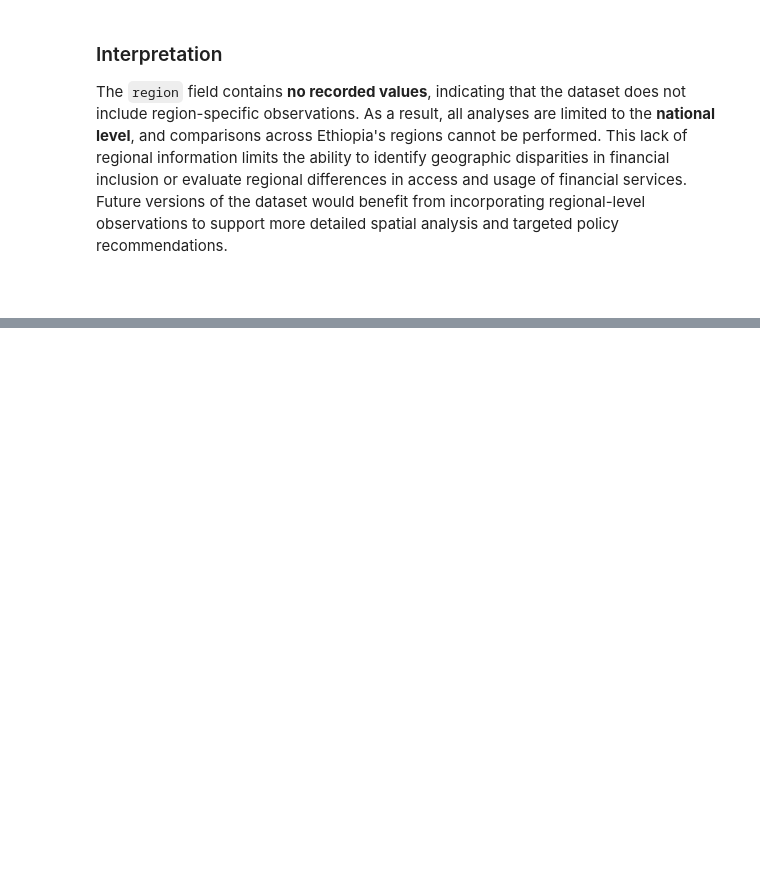
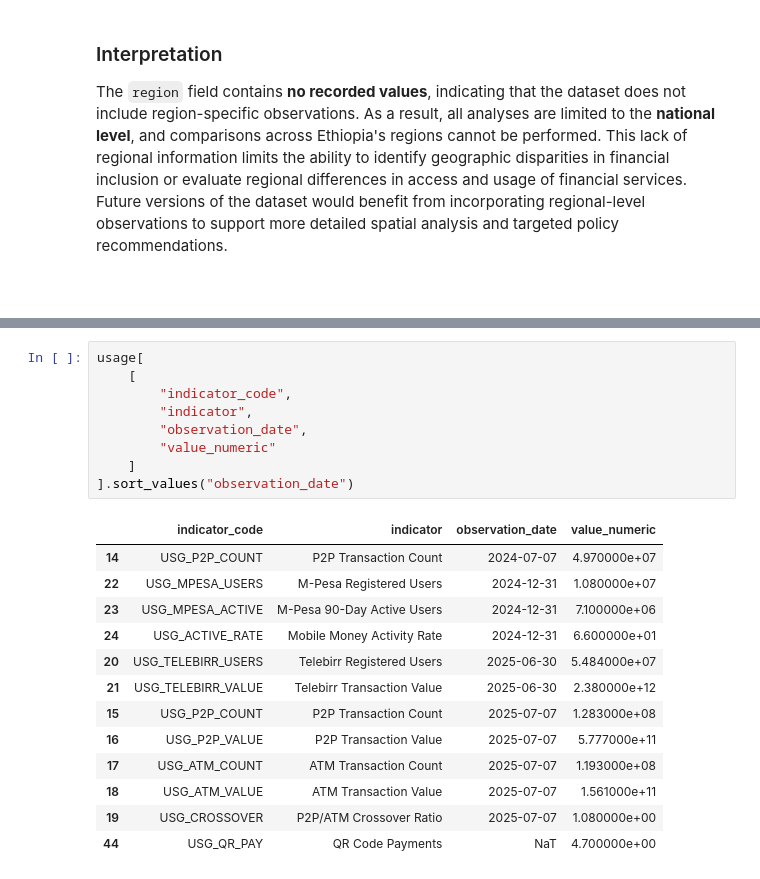
Before and after one commit to Lalisecf/ethiopia-fi-forecast-week11, a Jupyter notebook: notebooks/task_2_eda.ipynb, the cells around one changed output, grey strips where cells are left out. Drawn from its saved outputs; the diff is of its cells as text; blank space fills up the shorter version.

```diff
--- a/notebooks/task_2_eda.ipynb
+++ b/notebooks/task_2_eda.ipynb
@@ -1033,0 +1045,23 @@ The `region` field contains **no recorded values**, indicating that the dataset
+# %%
+usage[
+    [
+        "indicator_code",
+        "indicator",
+        "observation_date",
+        "value_numeric"
+    ]
+].sort_values("observation_date")
+# %% [output]
+|  | indicator_code | indicator | observation_date | value_numeric |
+| 14 | USG_P2P_COUNT | P2P Transaction Count | 2024-07-07 | 4.970000e+07 |
+| 22 | USG_MPESA_USERS | M-Pesa Registered Users | 2024-12-31 | 1.080000e+07 |
+| 23 | USG_MPESA_ACTIVE | M-Pesa 90-Day Active Users | 2024-12-31 | 7.100000e+06 |
+| 24 | USG_ACTIVE_RATE | Mobile Money Activity Rate | 2024-12-31 | 6.600000e+01 |
+| 20 | USG_TELEBIRR_USERS | Telebirr Registered Users | 2025-06-30 | 5.484000e+07 |
+| 21 | USG_TELEBIRR_VALUE | Telebirr Transaction Value | 2025-06-30 | 2.380000e+12 |
+| 15 | USG_P2P_COUNT | P2P Transaction Count | 2025-07-07 | 1.283000e+08 |
+| 16 | USG_P2P_VALUE | P2P Transaction Value | 2025-07-07 | 5.777000e+11 |
+| 17 | USG_ATM_COUNT | ATM Transaction Count | 2025-07-07 | 1.193000e+08 |
+| 18 | USG_ATM_VALUE | ATM Transaction Value | 2025-07-07 | 1.561000e+11 |
+| 19 | USG_CROSSOVER | P2P/ATM Crossover Ratio | 2025-07-07 | 1.080000e+00 |
+| 44 | USG_QR_PAY | QR Code Payments | NaT | 4.700000e+00 |
```
Also changed, not shown: parts of 27 cells of this notebook.
